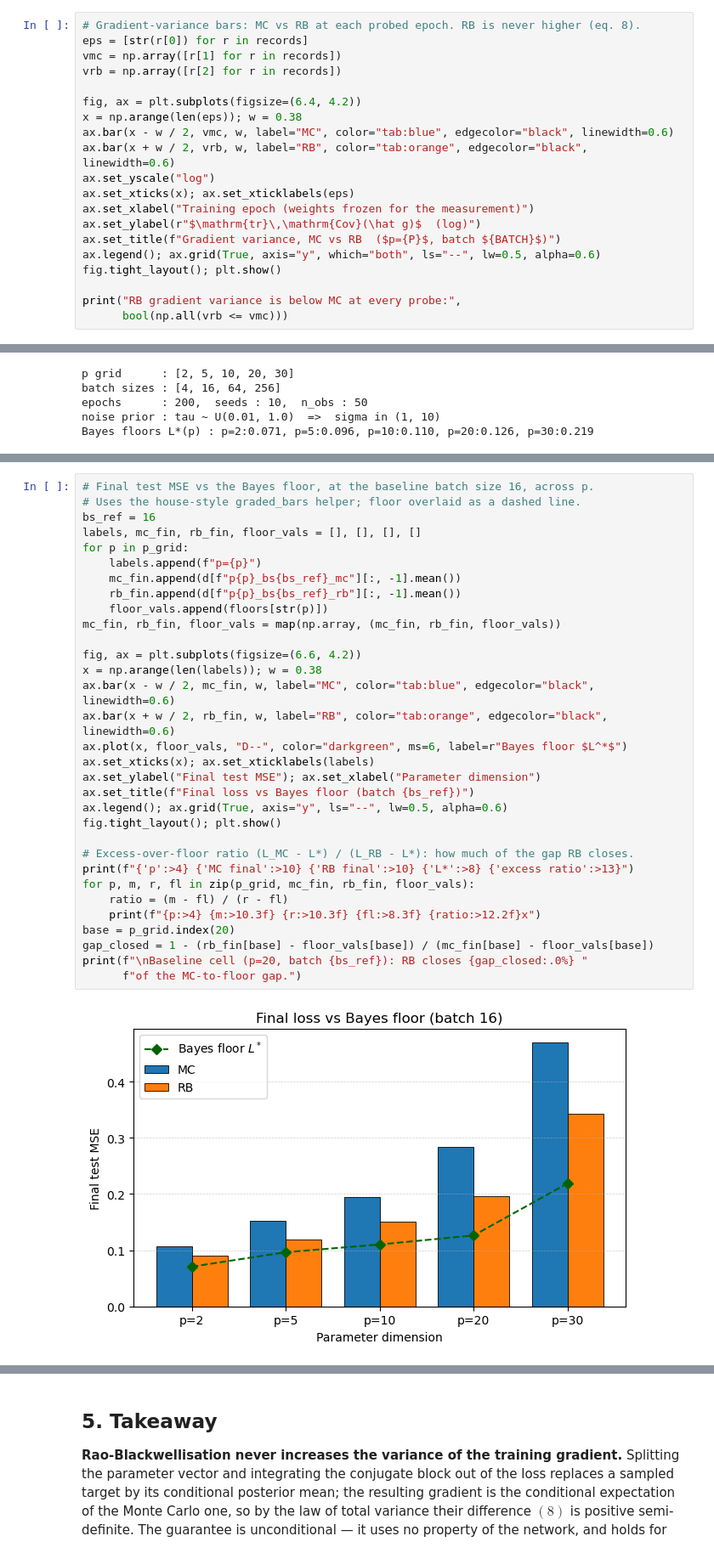
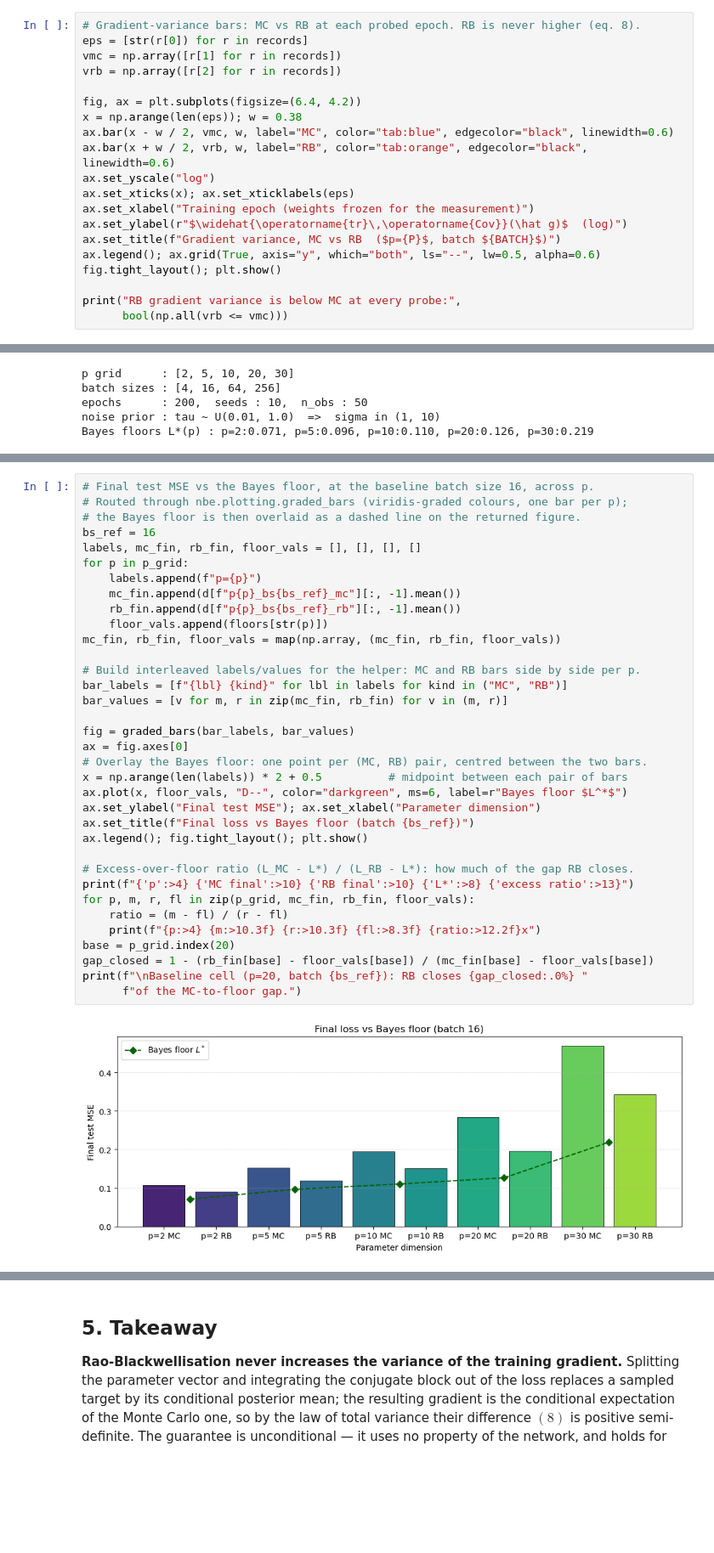
Before and after one commit to kaimarnsmorris/honours_project, a Jupyter notebook: 03_rao_blackwellisation.ipynb, the cells around one changed output, grey strips where cells are left out. Shown at 85% size. Saved outputs shown, nothing was run; the diff lists cells and outputs as text; blank space fills up the shorter version.

Commit message:
fix(03_rb): route plots through nbe.plotting helpers; document paired seeding and rb_loss/tr(Sigma) semantics

```diff
--- a/03_rao_blackwellisation.ipynb
+++ b/03_rao_blackwellisation.ipynb
@@ -528,7 +535,7 @@ ax.bar(x + w / 2, vrb, w, label="RB", color="tab:orange", edgecolor="black", lin
 ax.set_yscale("log")
 ax.set_xticks(x); ax.set_xticklabels(eps)
 ax.set_xlabel("Training epoch (weights frozen for the measurement)")
-ax.set_ylabel(r"$\mathrm{tr}\,\mathrm{Cov}(\hat g)$  (log)")
+ax.set_ylabel(r"$\widehat{\operatorname{tr}\,\operatorname{Cov}}(\hat g)$  (log)")
 ax.set_title(f"Gradient variance, MC vs RB  ($p={P}$, batch ${BATCH}$)")
 ax.legend(); ax.grid(True, axis="y", which="both", ls="--", lw=0.5, alpha=0.6)
 fig.tight_layout(); plt.show()
@@ -648,38 +658,41 @@ fig.tight_layout(); plt.show()
 [figure]
 # %%
 # Final test MSE vs the Bayes floor, at the baseline batch size 16, across p.
-# Uses the house-style graded_bars helper; floor overlaid as a dashed line.
+# Routed through nbe.plotting.graded_bars (viridis-graded colours, one bar per p);
+# the Bayes floor is then overlaid as a dashed line on the returned figure.
 bs_ref = 16
 labels, mc_fin, rb_fin, floor_vals = [], [], [], []
 for p in p_grid:
     labels.append(f"p={p}")
     mc_fin.append(d[f"p{p}_bs{bs_ref}_mc"][:, -1].mean())
     rb_fin.append(d[f"p{p}_bs{bs_ref}_rb"][:, -1].mean())
     floor_vals.append(floors[str(p)])
 mc_fin, rb_fin, floor_vals = map(np.array, (mc_fin, rb_fin, floor_vals))
 
-fig, ax = plt.subplots(figsize=(6.6, 4.2))
-x = np.arange(len(labels)); w = 0.38
-ax.bar(x - w / 2, mc_fin, w, label="MC", color="tab:blue", edgecolor="black", linewidth=0.6)
-ax.bar(x + w / 2, rb_fin, w, label="RB", color="tab:orange", edgecolor="black", linewidth=0.6)
+# Build interleaved labels/values for the helper: MC and RB bars side by side per p.
+bar_labels = [f"{lbl} {kind}" for lbl in labels for kind in ("MC", "RB")]
+bar_values = [v for m, r in zip(mc_fin, rb_fin) for v in (m, r)]
+
+fig = graded_bars(bar_labels, bar_values)
+ax = fig.axes[0]
+# Overlay the Bayes floor: one point per (MC, RB) pair, centred between the two bars.
+x = np.arange(len(labels)) * 2 + 0.5          # midpoint between each pair of bars
 ax.plot(x, floor_vals, "D--", color="darkgreen", ms=6, label=r"Bayes floor $L^*$")
-ax.set_xticks(x); ax.set_xticklabels(labels)
 ax.set_ylabel("Final test MSE"); ax.set_xlabel("Parameter dimension")
 ax.set_title(f"Final loss vs Bayes floor (batch {bs_ref})")
-ax.legend(); ax.grid(True, axis="y", ls="--", lw=0.5, alpha=0.6)
-fig.tight_layout(); plt.show()
+ax.legend(); fig.tight_layout(); plt.show()
 
 # Excess-over-floor ratio (L_MC - L*) / (L_RB - L*): how much of the gap RB closes.
 print(f"{'p':>4} {'MC final':>10} {'RB final':>10} {'L*':>8} {'excess ratio':>13}")
 for p, m, r, fl in zip(p_grid, mc_fin, rb_fin, floor_vals):
     ratio = (m - fl) / (r - fl)
     print(f"{p:>4} {m:>10.3f} {r:>10.3f} {fl:>8.3f} {ratio:>12.2f}x")
 base = p_grid.index(20)
 gap_closed = 1 - (rb_fin[base] - floor_vals[base]) / (mc_fin[base] - floor_vals[base])
 print(f"\nBaseline cell (p=20, batch {bs_ref}): RB closes {gap_closed:.0%} "
       f"of the MC-to-floor gap.")
 # %% [output]
-[figure, old version]
+[figure, new version]
    p   MC final   RB final       L*  excess ratio
    2      0.107      0.091    0.071         1.86x
    5      0.152      0.118    0.096         2.51x
```
Also changed, not shown: parts of 5 cells of this notebook.
